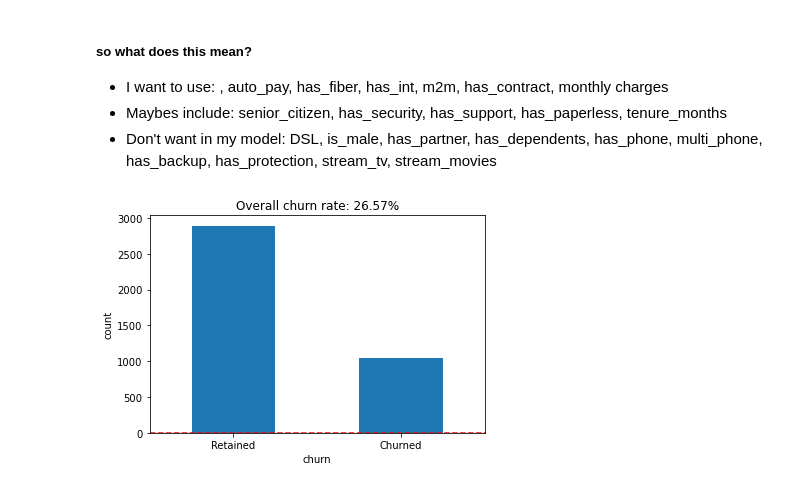
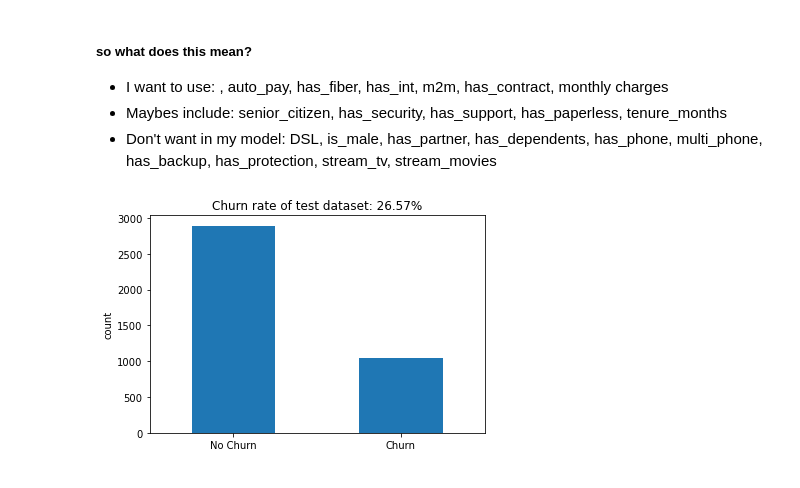
Before and after one commit to Tyler-Applegate/telco_churn_project, a Jupyter notebook: explore.ipynb, the cells around one changed output. Cells and saved outputs as stored; diff of their text form; code cells hidden in the pictures.

```diff
--- a/explore.ipynb
+++ b/explore.ipynb
@@ -171,18 +171,12 @@ alpha:  0.01
 - Maybes include: senior_citizen, has_security, has_support, has_paperless, tenure_months
 - Don't want in my model: DSL, is_male, has_partner, has_dependents, has_phone, multi_phone, has_backup, has_protection, stream_tv, stream_movies
 # %%
-# overall churn rate
-# x = train.has_churn
-# y = train.has_churn.value_counts()
-churn_rate = train.has_churn.mean()
-
-tcr = train.has_churn.value_counts().sort_index().plot.bar()
-tcr.axhline(churn_rate, color='r', linestyle='--')
-
-plt.title(f'Overall churn rate: {churn_rate:.2%}')
-plt.xlabel('churn')
-plt.xticks(ticks=[1, 0], labels=['Churned', 'Retained'], rotation=0)
+# overall churn rate of test dataset
+churn_rate = train['has_churn'].mean()
+tcr = train['has_churn'].value_counts().plot.bar()
+plt.title(f'Churn rate of test dataset: {churn_rate:.2%}')
+plt.xticks(ticks=[0,1], labels=['No Churn', 'Churn'], rotation=0)
 plt.ylabel('count')
 plt.show()
 # %% [output]
-[figure, old version]
+[figure, new version]
```
Also changed, not shown: parts of 1 cell of this notebook, 3 other files.
